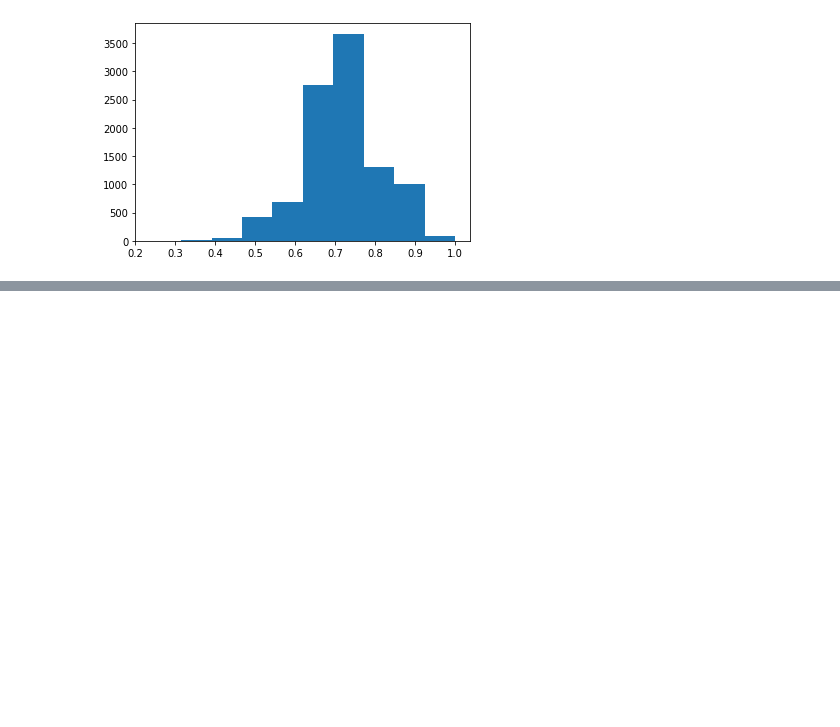
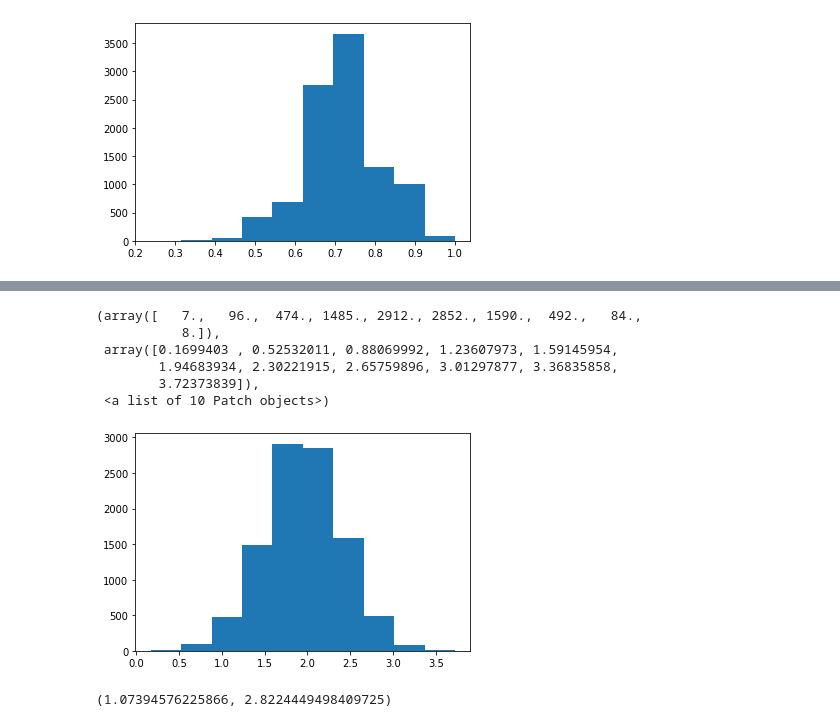
Before and after one commit to mzhoolideh/data_science_pract, a Jupyter notebook: labs/probability_pract.ipynb, the cells around one changed output, grey strips where cells are left out. Cells and saved outputs as stored; diff of their text form; code cells hidden in the pictures; blank space fills up the shorter version.

```diff
--- a/labs/probability_pract.ipynb
+++ b/labs/probability_pract.ipynb
@@ -311,0 +383,6 @@ plt.hist(proportion)
+# %%
+coffee_ndrink = []
+for _ in range(10000):
+    coffee_red = coffee_df.sample(200, replace=True)
+    ndrink_height = coffee_red.height[coffee_red['drinks_coffee']==False].mean()
+    coffee_ndrink.append(ndrink_height)
@@ -311,0 +401,21 @@ plt.hist(proportion)
+# %%
+bootsamples = []
+for _ in range(10000):
+    coffee_red = coffee_df.sample(200, replace=True)
+    ndrink_height = coffee_red.height[coffee_red['drinks_coffee']==False].mean()
+    drink_height = coffee_red.height[coffee_red['drinks_coffee']==True].mean()
+    bootsamples.append(drink_height - ndrink_height)
+# %%
+plt.hist(bootsamples)
+# %% [output]
+(array([   7.,   96.,  474., 1485., 2912., 2852., 1590.,  492.,   84.,
+           8.]),
+ array([0.1699403 , 0.52532011, 0.88069992, 1.23607973, 1.59145954,
+        1.94683934, 2.30221915, 2.65759896, 3.01297877, 3.36835858,
+        3.72373839]),
+ <a list of 10 Patch objects>)
+[figure, added]
+# %%
+np.percentile(bootsamples, 2.5), np.percentile(bootsamples, 97.5)
+# %% [output]
+(1.07394576225866, 2.8224449498409725)
```
Also changed, not shown: parts of 17 cells of this notebook.
